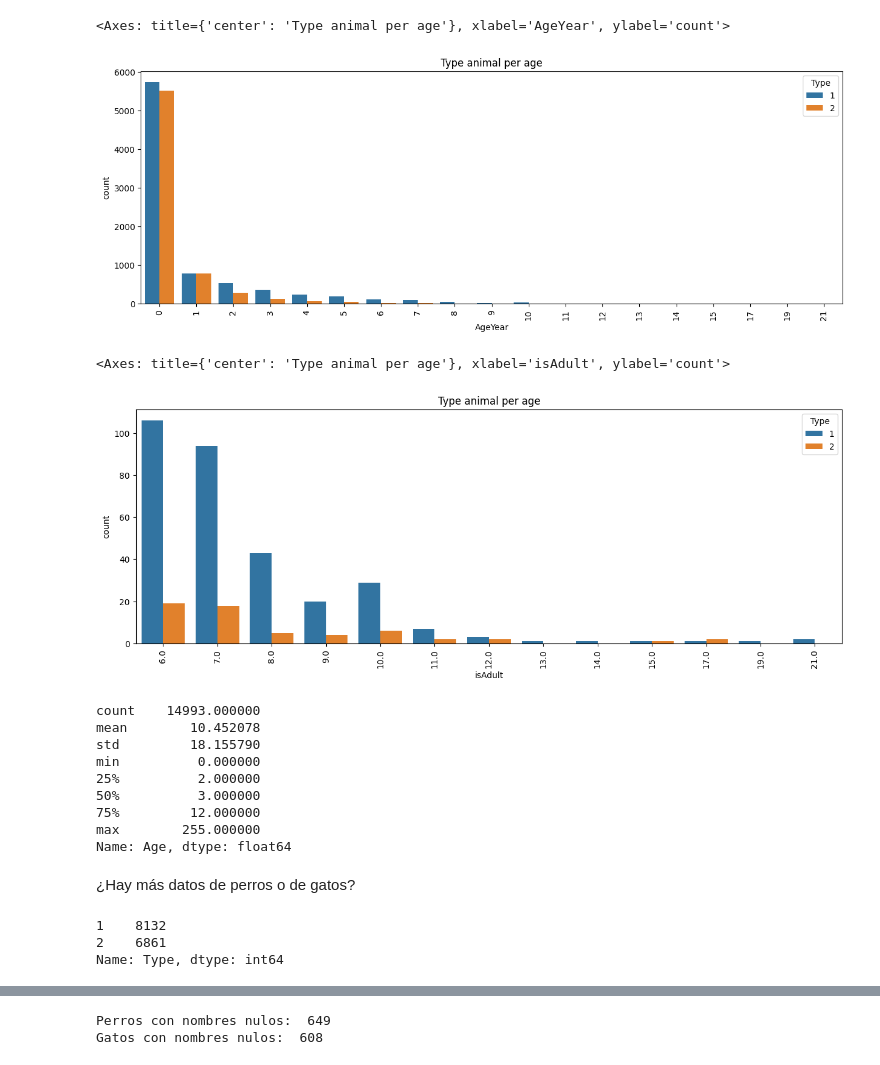
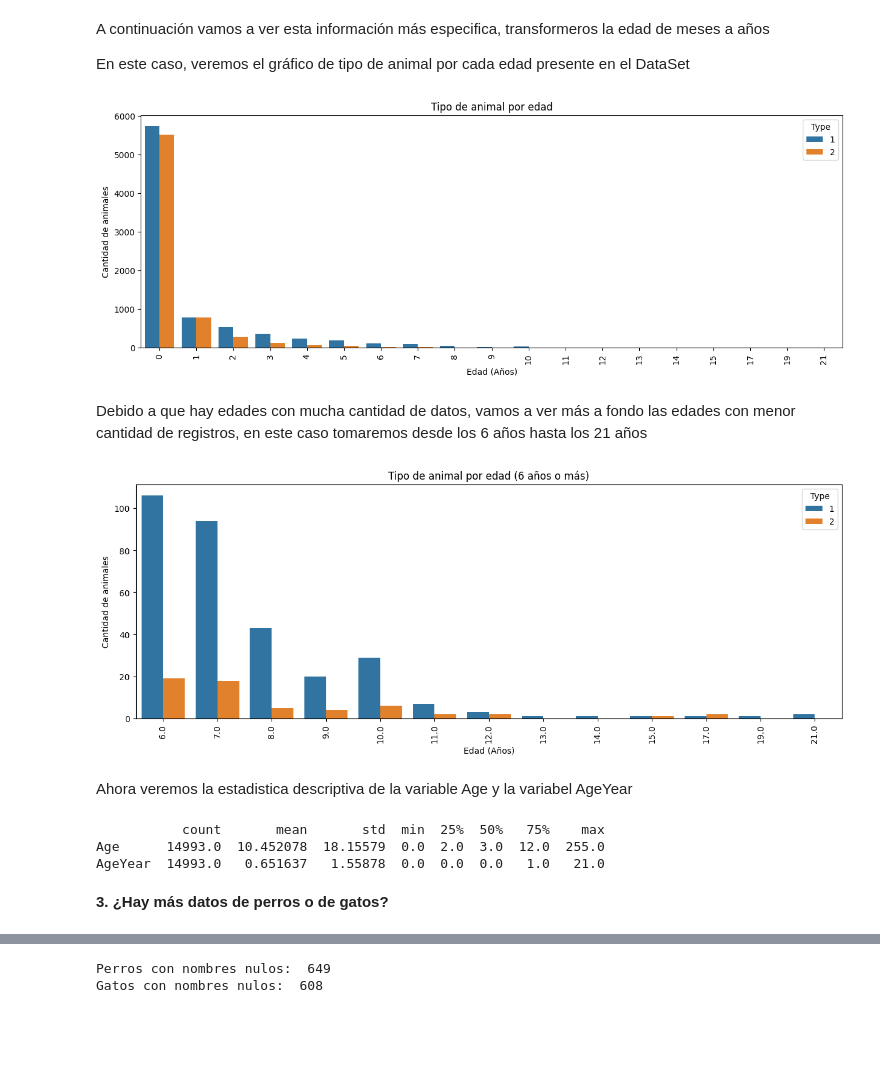
Before and after one commit to GabrielSB19/Lab-2-IA, a Jupyter notebook: src/index.ipynb, the cells around one changed output, grey strips where cells are left out. Cells and saved outputs as stored; diff of their text form; code cells hidden in the pictures; blank space fills up the shorter version.

```diff
--- a/src/index.ipynb
+++ b/src/index.ipynb
@@ -33,45 +43,51 @@ memory usage: 2.7+ MB
+# %% [markdown]
+A continuación vamos a ver esta información más especifica, transformeros la edad de meses a años
+
+En este caso, veremos el gráfico de tipo de animal por cada edad presente en el DataSet
 # %%
-import matplotlib.pyplot as plt
-import seaborn as sns
-
-
 df["AgeYear"] = df["Age"].apply(lambda x: x//12)
 
 plt.figure(figsize=(15, 5))
 plt.xticks(rotation=90)
-plt.title("Type animal per age")
+plt.title("Tipo de animal por edad")
+
+
 sns.countplot(x="AgeYear", data=df, hue="Type")
+plt.xlabel("Edad (Años)")
+plt.ylabel("Cantidad de animales")
+
+plt.show()
 # %% [output]
-<Axes: title={'center': 'Type animal per age'}, xlabel='AgeYear', ylabel='count'>
-[figure, old version]
+[figure, new version]
+# %% [markdown]
+Debido a que hay edades con mucha cantidad de datos, vamos a ver más a fondo las edades con menor cantidad de registros, en este caso tomaremos desde los 6 años hasta los 21 años
 # %%
 df["isAdult"] = np.where(df["AgeYear"] > 5, df["AgeYear"], 0)
-# remove 0 of the column dfisBaby
 df["isAdult"] = df["isAdult"].replace(0, np.nan)
+
 plt.figure(figsize=(15, 5))
 plt.xticks(rotation=90)
-plt.title("Type animal per age")
+plt.title("Tipo de animal por edad (6 años o más)")
+
 sns.countplot(x="isAdult", data=df, hue="Type")
+plt.xlabel("Edad (Años)")
+plt.ylabel("Cantidad de animales")
+
+plt.show()
 # %% [output]
-<Axes: title={'center': 'Type animal per age'}, xlabel='isAdult', ylabel='count'>
-[figure, old version]
+[figure, new version]
-# %%
-df["Age"].describe()
-# %% [output]
-count    14993.000000
-mean        10.452078
-std         18.155790
-min          0.000000
-25%          2.000000
-50%          3.000000
-75%         12.000000
-max        255.000000
-Name: Age, dtype: float64
+# %% [markdown]
+Ahora veremos la estadistica descriptiva de la variable Age y la variabel AgeYear
+# %%
+age_stats = df['Age'].describe().to_frame().transpose()
+age_year_stats = df['AgeYear'].describe().to_frame().transpose()
+
+stats_df = pd.concat([age_stats, age_year_stats])
+
+print(stats_df)
+# %% [output]
+           count       mean       std  min  25%  50%   75%    max
+Age      14993.0  10.452078  18.15579  0.0  2.0  3.0  12.0  255.0
+AgeYear  14993.0   0.651637   1.55878  0.0  0.0  0.0   1.0   21.0
 # %% [markdown]
-¿Hay más datos de perros o de gatos?
+<b>3. ¿Hay más datos de perros o de gatos?</b>
-# %%
-df['Type'].value_counts()
-# %% [output]
-1    8132
-2    6861
-Name: Type, dtype: int64
```
Also changed, not shown: parts of 28 cells of this notebook.
